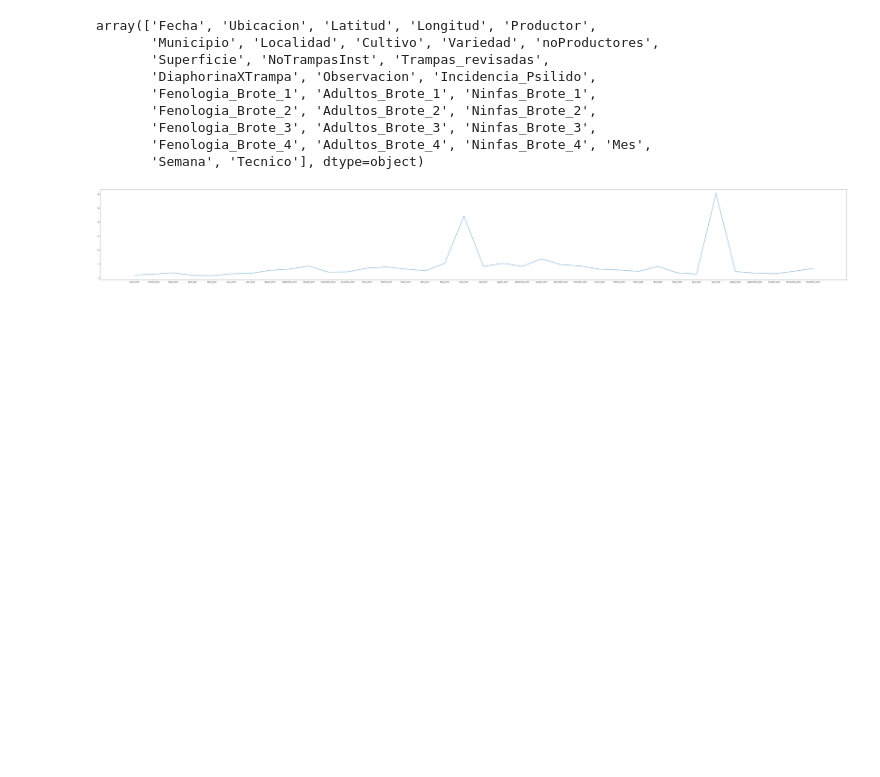
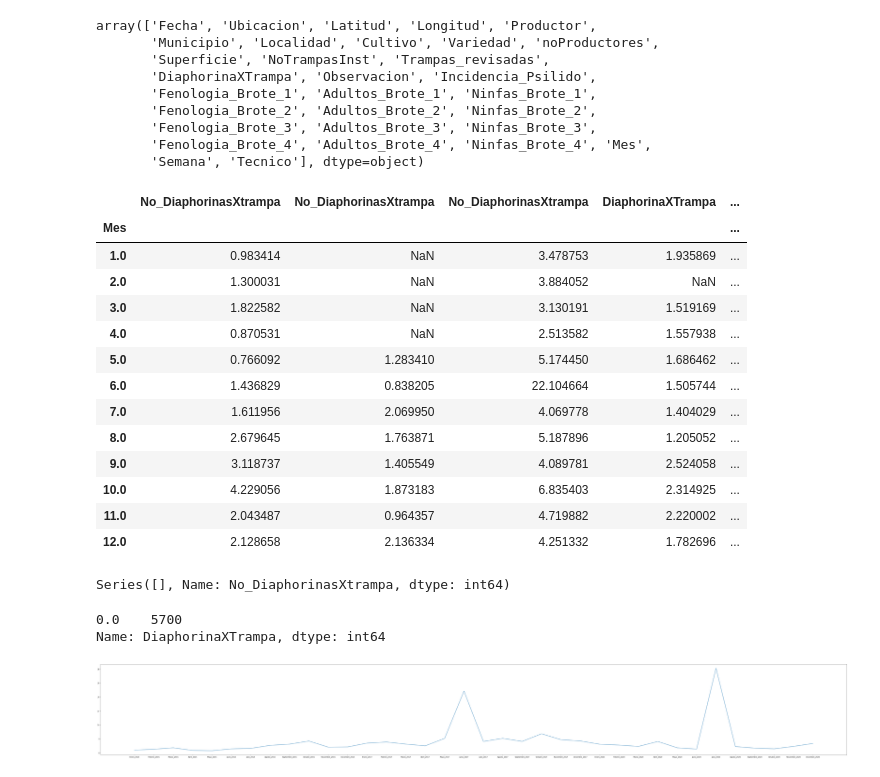
Before and after one commit to HilbertN/Analisis_de_datos_Tareas, a Jupyter notebook: tarea1.ipynb, the cells around one changed output. Drawn from its saved outputs; the diff is of its cells as text; code cells hidden in the pictures; blank space fills up the shorter version.

```diff
--- a/tarea1.ipynb
+++ b/tarea1.ipynb
@@ -230,25 +223,52 @@ veinte.dropna(subset=['DiaphorinaXTrampa'],inplace=True)
 # %%
 
 
 m15=quince.groupby(['Mes','Ubicacion'])[quince.columns.values[12]].mean().groupby(level='Mes').mean()
 v15=quince.groupby(['Mes','Ubicacion'])[quince.columns.values[12]].mean().groupby(level='Mes').var()
 i15=v15/m15
 
 m16=dieciseis.groupby(['Mes','Ubicacion'])[dieciseis.columns.values[12]].mean().groupby(level='Mes').mean()
 v16=dieciseis.groupby(['Mes','Ubicacion'])[dieciseis.columns.values[12]].mean().groupby(level='Mes').var()
 i16=v16/m16
 
 m17=diecisiete.groupby(['Mes','Ubicacion'])[diecisiete.columns.values[12]].mean().groupby(level='Mes').mean()
 v17=diecisiete.groupby(['Mes','Ubicacion'])[diecisiete.columns.values[12]].mean().groupby(level='Mes').var()
 i17=v17/m17
 
 m19=diecinueve.groupby(['Mes','Ubicacion'])[diecinueve.columns.values[11]].mean().groupby(level='Mes').mean()
 v19=diecinueve.groupby(['Mes','Ubicacion'])[diecinueve.columns.values[11]].mean().groupby(level='Mes').var()
 i19=v19/m19
 
 m20=veinte.groupby(['Mes','Ubicacion'])[veinte.columns.values[13]].mean().groupby(level='Mes').mean()
 v20=veinte.groupby(['Mes','Ubicacion'])[veinte.columns.values[13]].mean().groupby(level='Mes').var()
 i20=v20/m20
+
+t=pd.concat([i15,i16,i17,i19,i20],axis=1)
+t
+# %% [output]
+|  | No_DiaphorinasXtrampa | No_DiaphorinasXtrampa | No_DiaphorinasXtrampa | DiaphorinaXTrampa | ... |
+| Mes |  |  |  |  | ... |
+| 1.0 | 0.983414 | NaN | 3.478753 | 1.935869 | ... |
+| 2.0 | 1.300031 | NaN | 3.884052 | NaN | ... |
+| 3.0 | 1.822582 | NaN | 3.130191 | 1.519169 | ... |
+| 4.0 | 0.870531 | NaN | 2.513582 | 1.557938 | ... |
+| 5.0 | 0.766092 | 1.283410 | 5.174450 | 1.686462 | ... |
+| 6.0 | 1.436829 | 0.838205 | 22.104664 | 1.505744 | ... |
+| 7.0 | 1.611956 | 2.069950 | 4.069778 | 1.404029 | ... |
+| 8.0 | 2.679645 | 1.763871 | 5.187896 | 1.205052 | ... |
+| 9.0 | 3.118737 | 1.405549 | 4.089781 | 2.524058 | ... |
+| 10.0 | 4.229056 | 1.873183 | 6.835403 | 2.314925 | ... |
+| 11.0 | 2.043487 | 0.964357 | 4.719882 | 2.220002 | ... |
+| 12.0 | 2.128658 | 2.136334 | 4.251332 | 1.782696 | ... |
+# %%
+dieciseis[dieciseis['Mes']==2]['No_DiaphorinasXtrampa'].value_counts()
+# %% [output]
+Series([], Name: No_DiaphorinasXtrampa, dtype: int64)
+# %%
+diecinueve[diecinueve['Mes']==2]['DiaphorinaXTrampa'].value_counts()
+# %% [output]
+0.0    5700
+Name: DiaphorinaXTrampa, dtype: int64
 # %%
 i15.index=['Enero_2015','Febrero_2015','Marzo_2015','Abril_2015','Mayo_2015','Junio_2015','Julio_2015','Agosto_2015','Septiembre_2015','Octubre_2015','Noviembre_2015','Diciembre_2015']
 i17.index=['Enero_2017','Febrero_2017','Marzo_2017','Abril_2017','Mayo_2017','Junio_2017','Julio_2017','Agosto_2017','Septiembre_2017','Octubre_2017','Noviembre_2017','Diciembre_2017']
```
Also changed, not shown: parts of 11 cells of this notebook.
